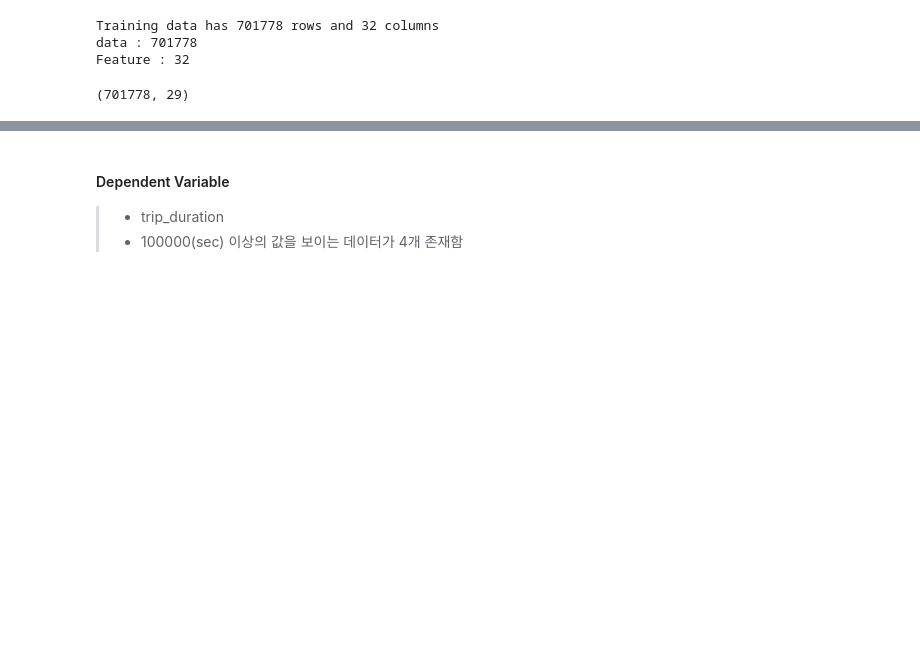
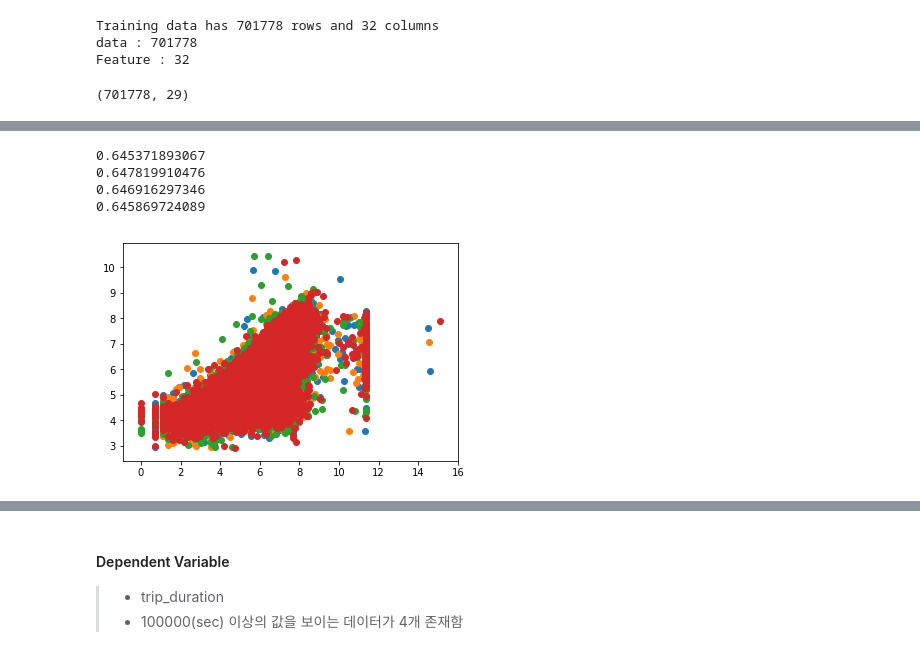
Before and after one commit to buenhyden/TeamProject_Linear_Regression, a Jupyter notebook: TeamProject_Linear_Regression_Analysis_2nd.ipynb, the cells around one changed output, grey strips where cells are left out. Cells and saved outputs as stored; diff of their text form; code cells hidden in the pictures; blank space fills up the shorter version.

```diff
--- a/TeamProject_Linear_Regression_Analysis_2nd.ipynb
+++ b/TeamProject_Linear_Regression_Analysis_2nd.ipynb
@@ -207,0 +186,28 @@ plt.show()
+# %%
+cv = KFold(n_splits=4, shuffle=True, random_state=0)
+# %%
+formulaIs ='I(np.log(trip_duration)) ~ I(np.log(dummy_manhattan_dist+0.1))+I(np.log(distance+0.1))+bearing +C(pickup_Province)*C(dropoff_Airport)+C(pickup_Airport)*C(dropoff_Province) + C(pickup_dropoff_same_Province)+C(hr)*C(day_of_week)+ 0'
+fList = ['dummy_manhattan_dist','distance','bearing','dropoff_Airport','dropoff_Province','pickup_Airport','pickup_Province','pickup_dropoff_same_Province','hr','day_of_week','pickup_longitude','pickup_latitude','dropoff_longitude','dropoff_latitude']
+
+#formulaIs ='I(np.log(trip_duration)) ~ I(np.log(dummy_manhattan_dist+0.1))+bearing +C(dropoff_Province)*C(pickup_Province)+C(hr)*C(day_of_week) + pickup_longitude+pickup_latitude+dropoff_longitude+dropoff_latitude + 0'
+#fList = ['dummy_manhattan_dist','bearing','dropoff_Province','pickup_Province','hr','day_of_week','pickup_longitude','pickup_latitude','dropoff_longitude','dropoff_latitude']
+
+for train_index, test_index in cv.split(train):
+    cTrainDe = train.loc[train_index][fList+['trip_duration']]
+    #cTrainIn = train.loc[train_index]
+    modelc = sm.OLS.from_formula(formulaIs,cTrainDe)
+    resultc = modelc.fit()
+    x = resultc.rsquared
+    print (x)
+    cTest = train.loc[test_index][fList]
+    #cTestOut = train.loc[test_index]['trip_duration']
+    y_new = resultc.predict(cTest[fList])
+    y = train.loc[test_index].apply(lambda x:np.log(x.trip_duration),axis=1)
+    #y = train.loc[train_index]['trip_duration']
+    plt.scatter(y,y_new)
+# %% [output]
+0.645371893067
+0.647819910476
+0.646916297346
+0.645869724089
+[figure, added]
```
Also changed, not shown: parts of 103 cells of this notebook, 1 other file.
